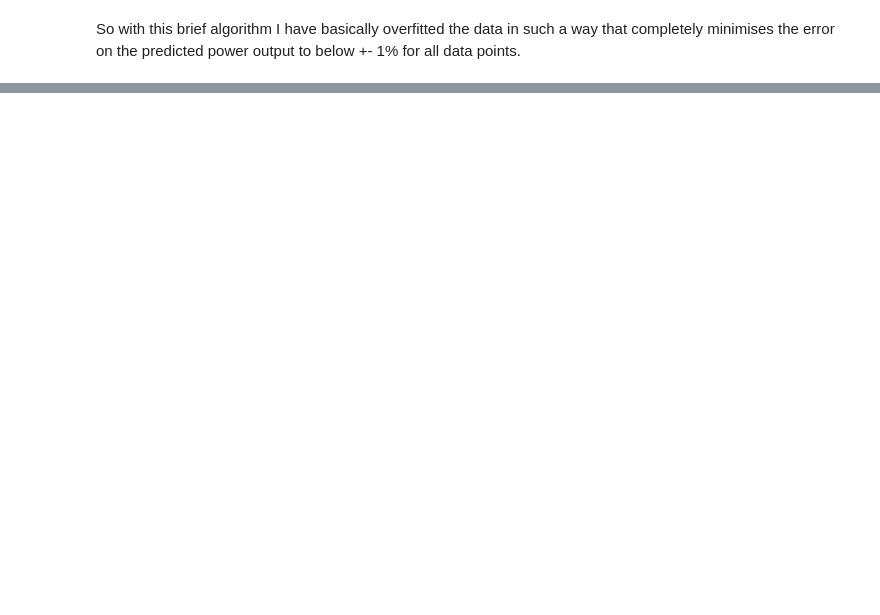
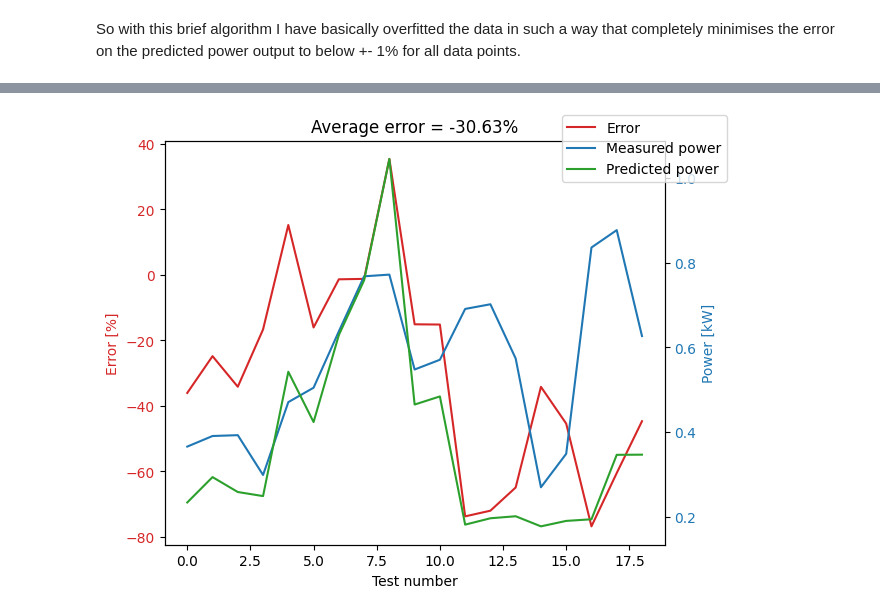
Before and after one commit to pilipb/DP4-code, a Jupyter notebook: validation.ipynb, the cells around one changed output, grey strips where cells are left out. Cells and saved outputs as stored; diff of their text form; code cells hidden in the pictures; blank space fills up the shorter version.

Commit message:
validation of breastshot complete todo -tuning -undershot validation

```diff
--- a/validation.ipynb
+++ b/validation.ipynb
@@ -241,0 +291,45 @@ So with this brief algorithm I have basically overfitted the data in such a way
+# %%
+# re-import the extended test data
+extra_data_df = pd.read_csv('Test Data/testDataMore.csv')
+
+# create empty list to store predicted power values
+predicted_power = []
+
+# iterate through each row in the test data
+for index, row in extra_data_df.iterrows():
+    # calculate the power output of the turbine
+    b_turbine.analysis(row['x centre [m]'] , row['y centre [m]'] , row['Turbine rotational speed [RPM]'] )
+    # append the power output to the list
+    predicted_power.append(b_turbine.avg_power / 1000)
+
+# add the predicted power to the test data
+extra_data_df['predicted power [kW]'] = predicted_power
+
+# calculate the error percentage between the predicted power and the measured power
+extra_data_df['error'] = (extra_data_df['predicted power [kW]'] - extra_data_df['Output power [kW]']) / extra_data_df['Output power [kW]'] * 100
+
+
+
+# plot the results for the model without any hyperparameter tuning on the extended test data
+fig, ax1 = plt.subplots()
+ax1.plot(extra_data_df['error'], color='tab:red')
+ax1.set_xlabel('Test number')
+ax1.set_ylabel('Error [%]', color='tab:red')
+ax1.tick_params(axis='y', labelcolor='tab:red')
+
+ax2 = ax1.twinx()  # instantiate a second axes that shares the same x-axis
+ax2.plot(extra_data_df['Output power [kW]'], color='tab:blue')
+ax2.plot(extra_data_df['predicted power [kW]'], color='tab:green')
+ax2.set_ylabel('Power [kW]', color='tab:blue')  # we already handled the x-label with ax1
+ax2.tick_params(axis='y', labelcolor='tab:blue')
+
+fig.tight_layout()  # otherwise the right y-label is slightly clipped
+
+fig.legend(['Error','Measured power', 'Predicted power'])
+
+# set title to average error
+plt.title('Average error = ' + str(round(extra_data_df['error'].mean(), 2)) + '%')
+
+plt.show()
+# %% [output]
+[figure, added]
```
Also changed, not shown: parts of 4 cells of this notebook, 1 other file.
